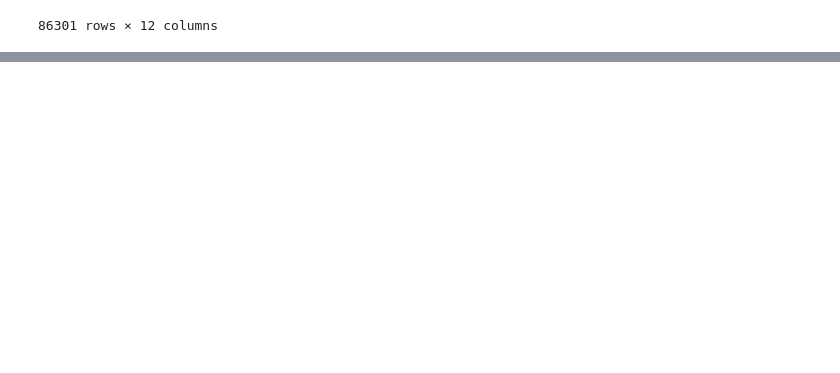
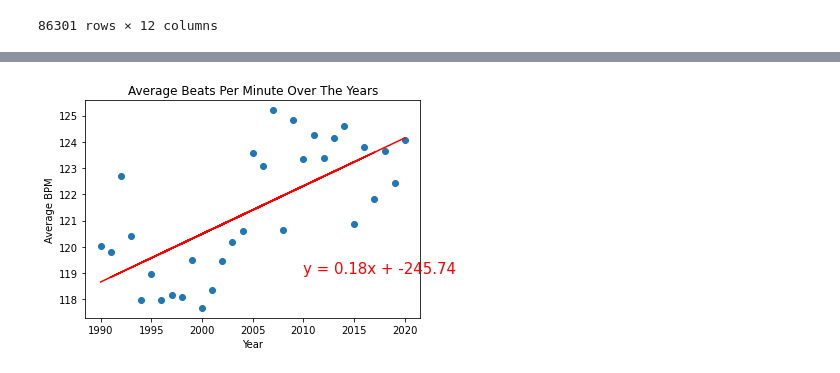
Before and after one commit to aftheiss/Music-of-Life---Project, a Jupyter notebook: spotify_starter.ipynb, the cells around one changed output, grey strips where cells are left out. Drawn from its saved outputs; the diff is of its cells as text; code cells hidden in the pictures; blank space fills up the shorter version.

```diff
--- a/spotify_starter.ipynb
+++ b/spotify_starter.ipynb
@@ -664,0 +936,17 @@ genres_by_danceability2
+# %%
+#Average Beats Per Minute For Music Over The Years
+year = last_thirty_years["year"]
+BPM = last_thirty_years["tempo"]
+
+(slope, intercept, rvalue, pvalue, stderr) = linregress(year, BPM)
+regress_values = year * slope + intercept
+line_eq = "y = " + str(round(slope,2)) + "x + " + str(round(intercept,2))
+plt.scatter(year, BPM)
+plt.plot(year, regress_values, "r-")
+plt.annotate(line_eq,(2010,119),fontsize=15,color="red")
+plt.xlabel("Year")
+plt.ylabel("Average BPM")
+plt.title("Average Beats Per Minute Over The Years")
+plt.show()
+# %% [output]
+[figure, added]
```
Also changed, not shown: parts of 87 cells of this notebook, 3 other files.
